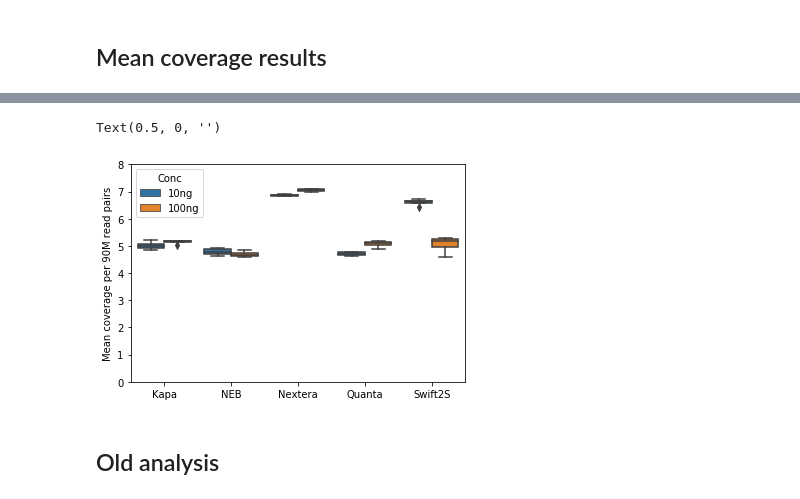
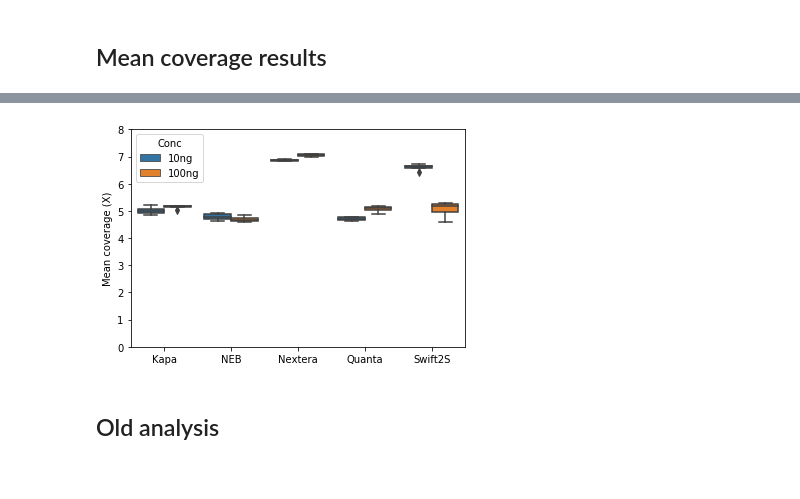
Before and after one commit to fa2k/comparison, a Jupyter notebook: Main_analysis.ipynb, the cells around one changed output, grey strips where cells are left out. Drawn from its saved outputs; the diff is of its cells as text; code cells hidden in the pictures.

```diff
--- a/Main_analysis.ipynb
+++ b/Main_analysis.ipynb
@@ -748,11 +746,11 @@ mean_coverage_summary
 # %%
 sns.boxplot(data=df, x="Kit", y="MEAN_COVERAGE", hue="Conc")
 plt.ylim(0, 8)
-plt.ylabel('Mean coverage per {:.0f}M read pairs'.format(DOWNSAMPLING_TARGET_READS/1e6))
+plt.ylabel('Mean coverage (X)'.format(DOWNSAMPLING_TARGET_READS/1e6))
 plt.xlabel("")
+savefig("mean_coverage")
 # %% [output]
-Text(0.5, 0, '')
-[figure, old version]
+[figure, new version]
 # %% [markdown]
 ## Old analysis
 # %% [markdown]
```
Also changed, not shown: parts of 12 cells of this notebook, 1 other file.
